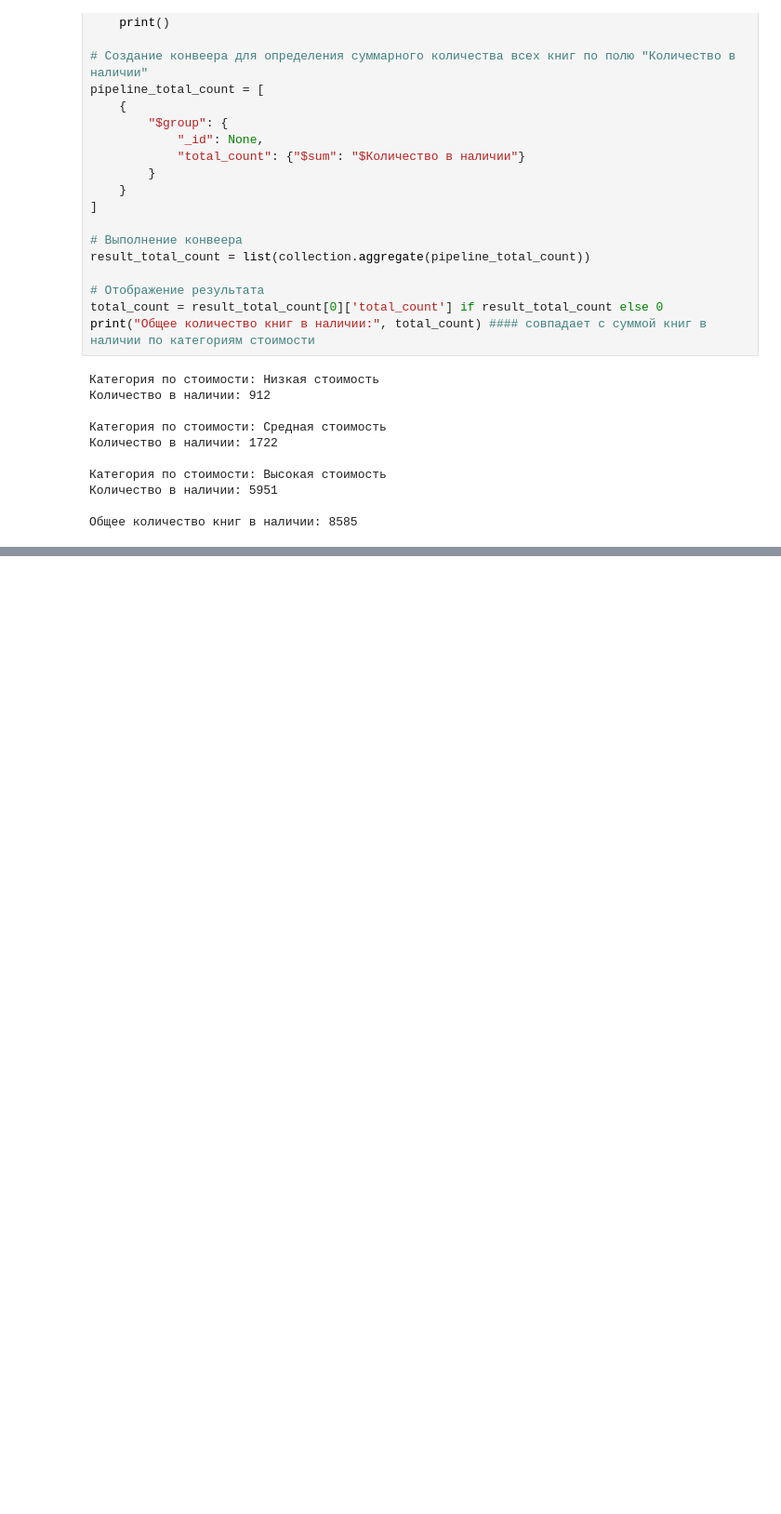
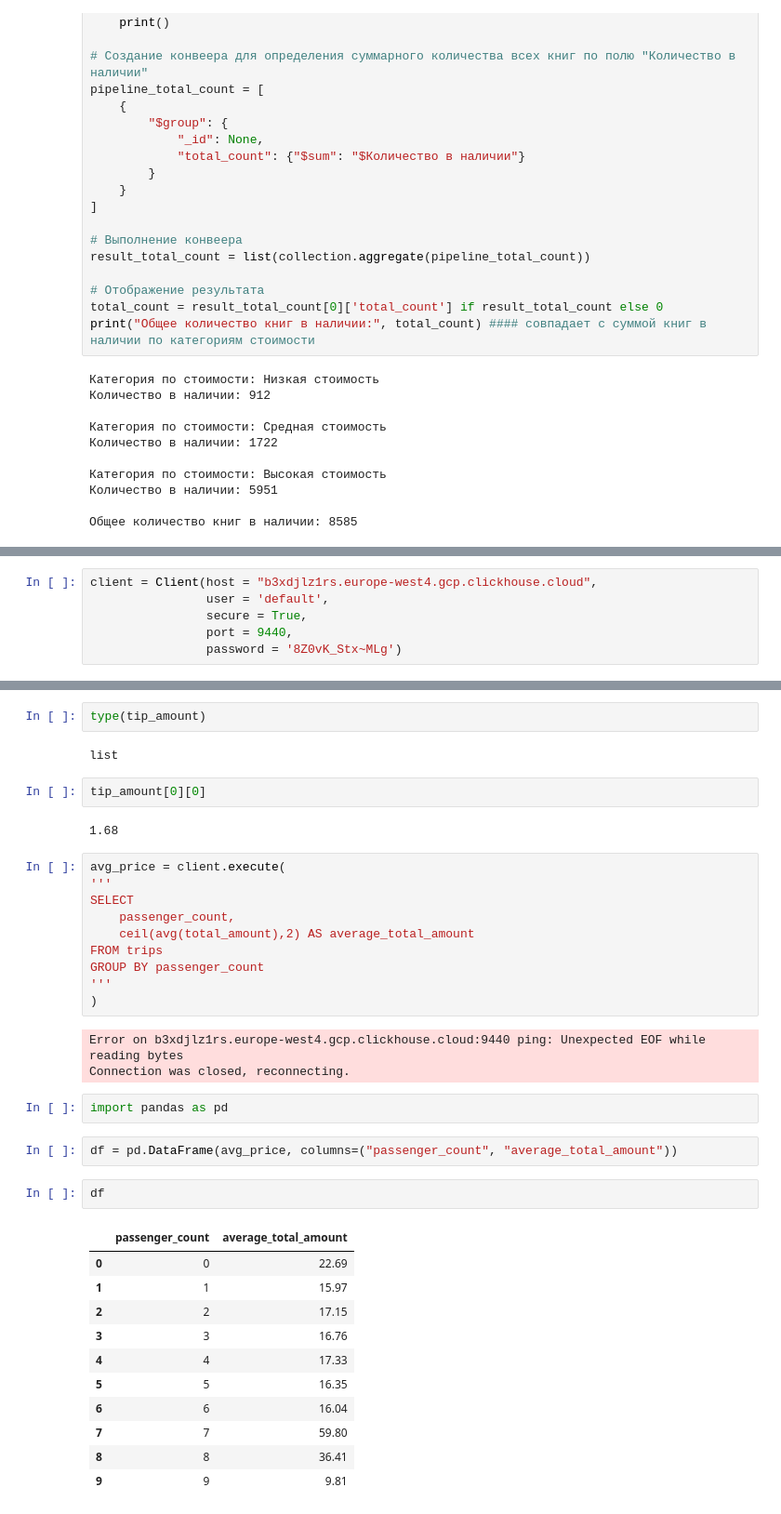
Before and after one commit to RomanZavar/ener_ai, a Jupyter notebook: API/lession_3Mongo/H_W_3.ipynb, the cells around one changed output, grey strips where cells are left out. Shown at 93% size. Saved outputs shown, nothing was run; the diff lists cells and outputs as text; blank space fills up the shorter version.

```diff
--- a/API/lession_3Mongo/H_W_3.ipynb
+++ b/API/lession_3Mongo/H_W_3.ipynb
@@ -136,0 +164,6 @@ print("Общее количество книг в наличии:", total_count
+# %%
+client = Client(host = "b3xdjlz1rs.europe-west4.gcp.clickhouse.cloud",
+                user = 'default',
+                secure = True,
+                port = 9440,
+                password = '8Z0vK_Stx~MLg')
@@ -136,0 +305,39 @@ print("Общее количество книг в наличии:", total_count
+# %%
+type(tip_amount)
+# %% [output]
+list
+# %%
+tip_amount[0][0]
+# %% [output]
+1.68
+# %%
+avg_price = client.execute(
+'''
+SELECT
+    passenger_count,
+    ceil(avg(total_amount),2) AS average_total_amount
+FROM trips
+GROUP BY passenger_count
+'''
+)
+# %% [output]
+Error on b3xdjlz1rs.europe-west4.gcp.clickhouse.cloud:9440 ping: Unexpected EOF while reading bytes
+Connection was closed, reconnecting.
+# %%
+import pandas as pd
+# %%
+df = pd.DataFrame(avg_price, columns=("passenger_count", "average_total_amount"))
+# %%
+df
+# %% [output]
+|  | passenger_count | average_total_amount |
+| 0 | 0 | 22.69 |
+| 1 | 1 | 15.97 |
+| 2 | 2 | 17.15 |
+| 3 | 3 | 16.76 |
+| 4 | 4 | 17.33 |
+| 5 | 5 | 16.35 |
+| 6 | 6 | 16.04 |
+| 7 | 7 | 59.80 |
+| 8 | 8 | 36.41 |
+| 9 | 9 | 9.81 |
```
Also changed, not shown: parts of 10 cells of this notebook, 1 other file.
